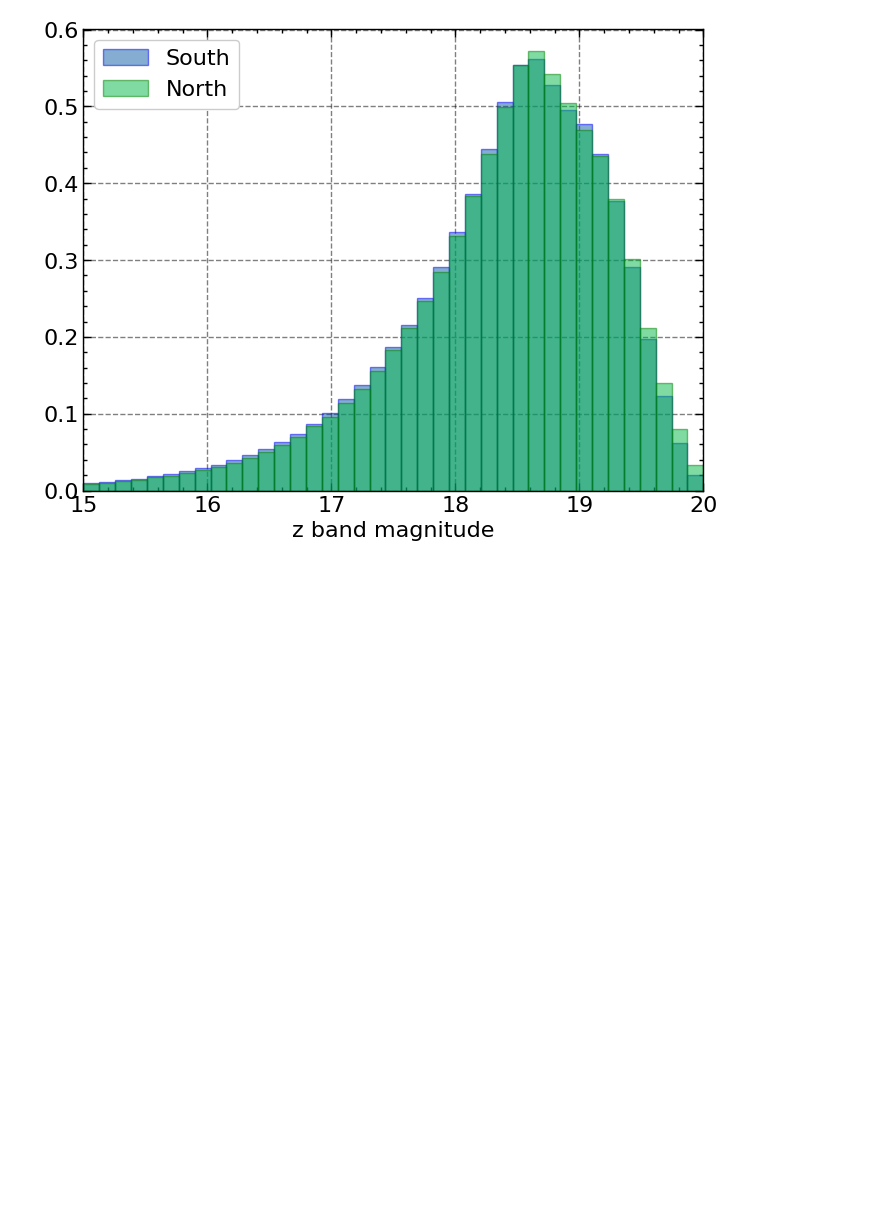
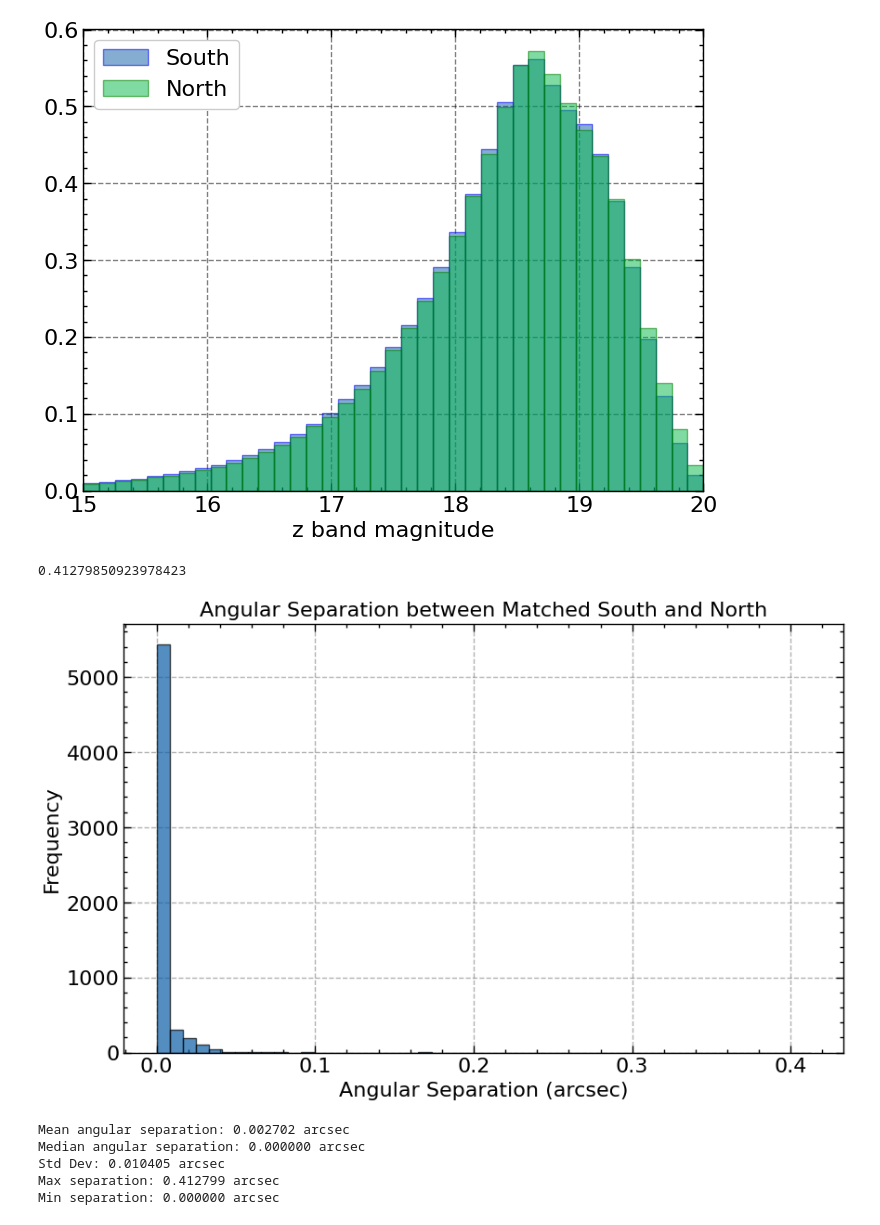
Before and after one commit to Shin107/DESILegacy-PECVEL, a Jupyter notebook: notebooks/zero_point_check.ipynb, the cells around one changed output. Saved outputs shown, nothing was run; the diff lists cells and outputs as text; code cells hidden in the pictures; blank space fills up the shorter version.

```diff
--- a/notebooks/zero_point_check.ipynb
+++ b/notebooks/zero_point_check.ipynb
@@ -407,29 +407,40 @@ valid = np.isfinite(south_mag_g)
 south_mag_g = south_mag_g[valid]
 valid = np.isfinite(north_mag_g)
 north_mag_g = north_mag_g[valid]
+# %%
+np.max(angular_sep_arcsec.value)
+# %% [output]
+0.41279850923978423
 # %%
 # Calculate angular separation between matched_south and matched_north
 coord_matched_south = SkyCoord(ra=matched_south['RA']*u.deg, dec=matched_south['DEC']*u.deg)
 coord_matched_north = SkyCoord(ra=matched_north['RA']*u.deg, dec=matched_north['DEC']*u.deg)
 
 # Calculate separation
 angular_sep = coord_matched_south.separation(coord_matched_north)
-
+mag_g_diff = north_mag_g - south_mag_g
 # Convert to arcseconds for better readability
 angular_sep_arcsec = angular_sep.to(u.arcsec)
 
 # Plot histogram
 plt.figure(figsize=(10, 6))
 plt.hist(angular_sep_arcsec.value, bins=50, edgecolor='black', alpha=0.7)
 plt.xlabel('Angular Separation (arcsec)')
 plt.ylabel('Frequency')
 plt.title('Angular Separation between Matched South and North')
 plt.grid(True, alpha=0.3)
 plt.show()
 
 # Print statistics
 print(f"Mean angular separation: {np.mean(angular_sep_arcsec.value):.6f} arcsec")
 print(f"Median angular separation: {np.median(angular_sep_arcsec.value):.6f} arcsec")
 print(f"Std Dev: {np.std(angular_sep_arcsec.value):.6f} arcsec")
 print(f"Max separation: {np.max(angular_sep_arcsec.value):.6f} arcsec")
 print(f"Min separation: {np.min(angular_sep_arcsec.value):.6f} arcsec")
+# %% [output]
+[figure, added]
+Mean angular separation: 0.002702 arcsec
+Median angular separation: 0.000000 arcsec
+Std Dev: 0.010405 arcsec
+Max separation: 0.412799 arcsec
+Min separation: 0.000000 arcsec
```
Also changed, not shown: parts of 11 cells of this notebook, 1 other file.
